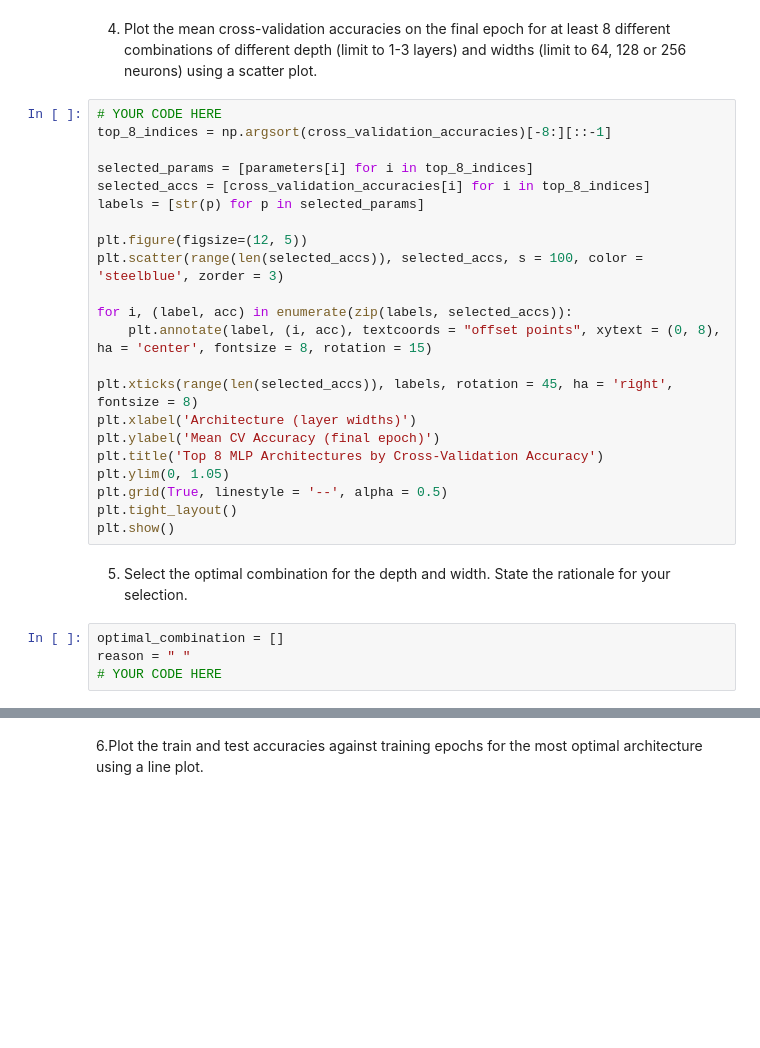
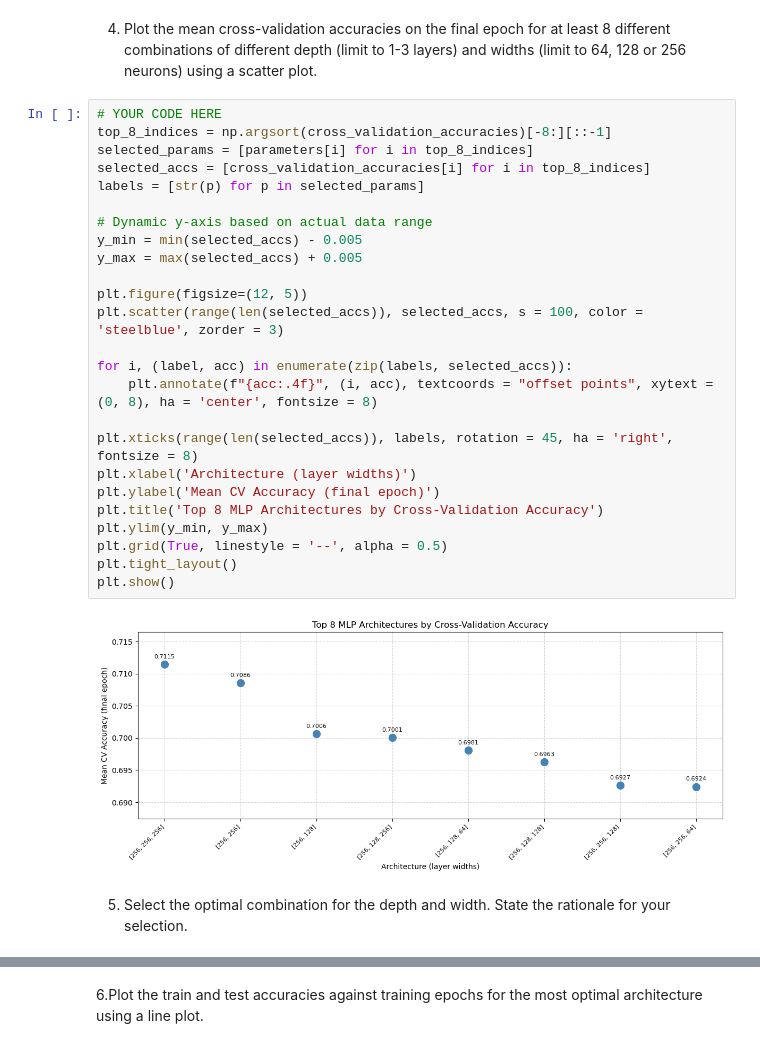
Before and after one commit to M450NCH00/SC4001-Neural-Network-Assignment, a Jupyter notebook: choo_zhenming_Part_A_3.ipynb, the cells around one changed output, grey strips where cells are left out. Cells and saved outputs as stored; diff of their text form; blank space fills up the shorter version.

```diff
--- a/choo_zhenming_Part_A_3.ipynb
+++ b/choo_zhenming_Part_A_3.ipynb
@@ -193,28 +193,29 @@ Fold 3: Accuracy = 0.6687, Epochs = 17
 # %%
 # YOUR CODE HERE
 top_8_indices = np.argsort(cross_validation_accuracies)[-8:][::-1]
-
 selected_params = [parameters[i] for i in top_8_indices]
 selected_accs = [cross_validation_accuracies[i] for i in top_8_indices]
 labels = [str(p) for p in selected_params]
+
+# Dynamic y-axis based on actual data range
+y_min = min(selected_accs) - 0.005
+y_max = max(selected_accs) + 0.005
 
 plt.figure(figsize=(12, 5))
 plt.scatter(range(len(selected_accs)), selected_accs, s = 100, color = 'steelblue', zorder = 3)
 
 for i, (label, acc) in enumerate(zip(labels, selected_accs)):
-    plt.annotate(label, (i, acc), textcoords = "offset points", xytext = (0, 8), ha = 'center', fontsize = 8, rotation = 15)
+    plt.annotate(f"{acc:.4f}", (i, acc), textcoords = "offset points", xytext = (0, 8), ha = 'center', fontsize = 8)
 
 plt.xticks(range(len(selected_accs)), labels, rotation = 45, ha = 'right', fontsize = 8)
 plt.xlabel('Architecture (layer widths)')
 plt.ylabel('Mean CV Accuracy (final epoch)')
 plt.title('Top 8 MLP Architectures by Cross-Validation Accuracy')
-plt.ylim(0, 1.05)
+plt.ylim(y_min, y_max)
 plt.grid(True, linestyle = '--', alpha = 0.5)
 plt.tight_layout()
 plt.show()
+# %% [output]
+[figure, added]
 # %% [markdown]
 5. Select the optimal combination for the depth and width. State the rationale for your selection.
-# %%
-optimal_combination = []
-reason = " "
-# YOUR CODE HERE
```
Also changed, not shown: parts of 9 cells of this notebook, 2 other files.
